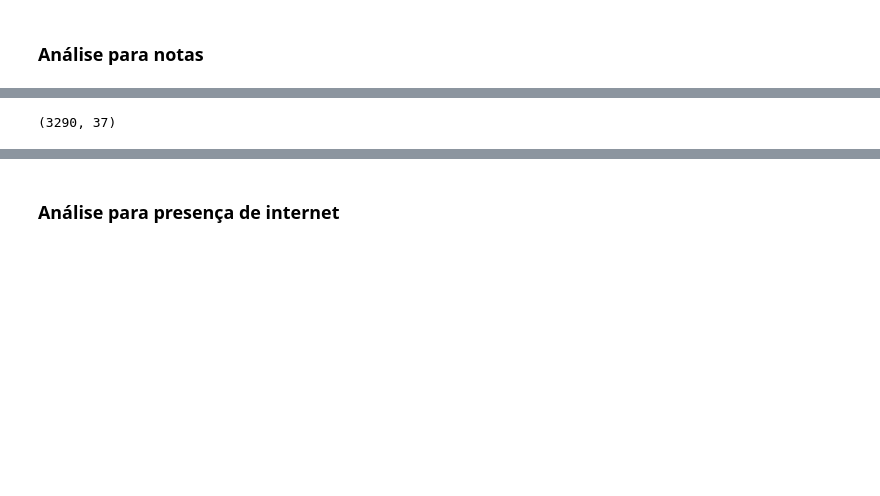
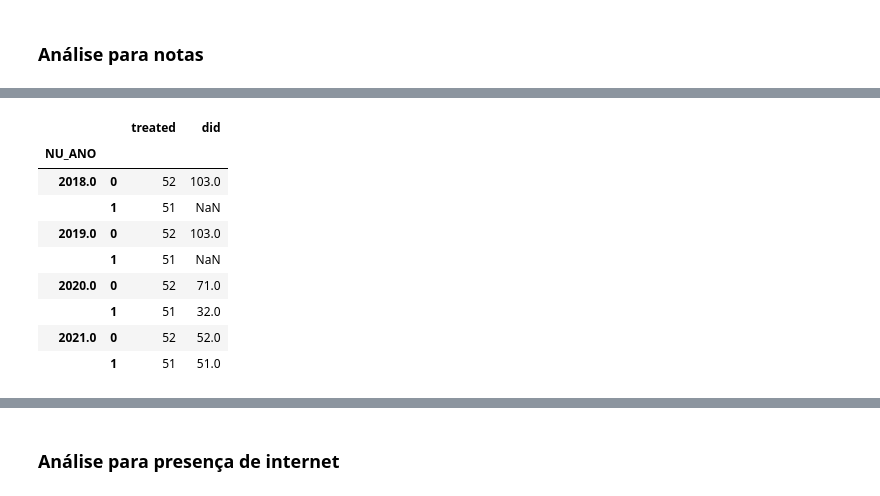
Before and after one commit to JV-Nunes/Relatorio-Conectividade, a Jupyter notebook: Analise/Models/Diffs_in_Diffs.ipynb, the cells around one changed output, grey strips where cells are left out. Cells and saved outputs as stored; diff of their text form; code cells hidden in the pictures; blank space fills up the shorter version.

```diff
--- a/Analise/Models/Diffs_in_Diffs.ipynb
+++ b/Analise/Models/Diffs_in_Diffs.ipynb
@@ -474,7 +493,16 @@ data_mun.head()
-# %%
-data_mun.shape
-# %% [output]
-(3290, 37)
+# %%
+data_mun.groupby('NU_ANO').agg({'treated':'value_counts', 'did':'value_counts'})
+# %% [output]
+|  |  | treated | did |
+| NU_ANO |  |  |  |
+| 2018.0 | 0 | 52 | 103.0 |
+|  | 1 | 51 | NaN |
+| 2019.0 | 0 | 52 | 103.0 |
+|  | 1 | 51 | NaN |
+| 2020.0 | 0 | 52 | 71.0 |
+|  | 1 | 51 | 32.0 |
+| 2021.0 | 0 | 52 | 52.0 |
+|  | 1 | 51 | 51.0 |
 # %%
 data_mun.weights.sum()
 # %% [output]
```
Also changed, not shown: parts of 57 cells of this notebook, 14 other files.
